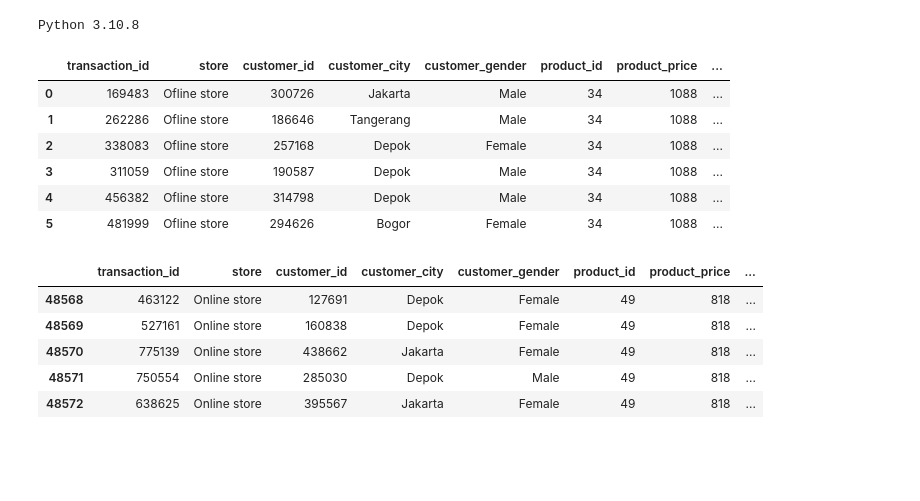
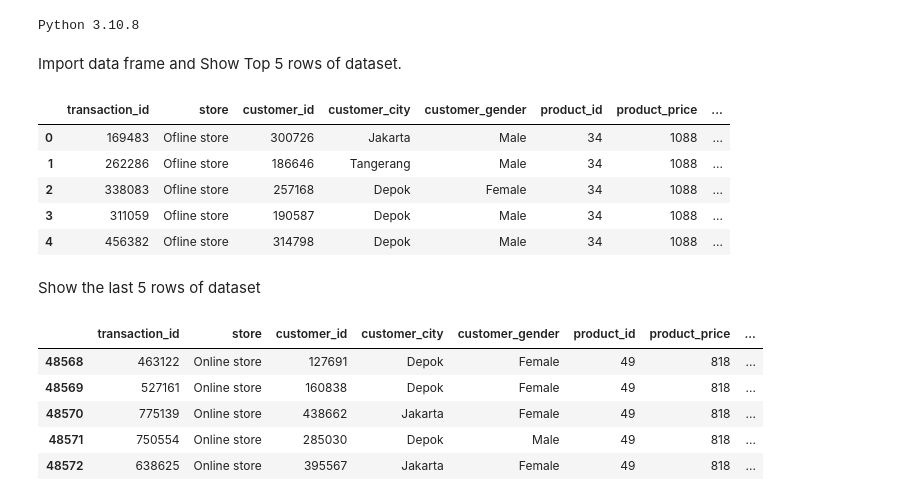
Before and after one commit to Edy-Mochamad/Analysis-Ecommers, a Jupyter notebook: ecommers.ipynb, the cells around one changed output. Drawn from its saved outputs; the diff is of its cells as text; code cells hidden in the pictures; blank space fills up the shorter version.

```diff
--- a/ecommers.ipynb
+++ b/ecommers.ipynb
@@ -8,15 +8,18 @@ import numpy as np
 import matplotlib.pyplot as plt
 import warnings
 warnings.filterwarnings('ignore')
+# %% [markdown]
+Import data frame and Show Top 5 rows of dataset.
 # %%
 ds = pd.read_csv('ecommerce_dataset.csv')
-ds.head(6)
+ds.head()
 # %% [output]
 |  | transaction_id | store | customer_id | customer_city | customer_gender | product_id | product_price | ... |
 | 0 | 169483 | Ofline store | 300726 | Jakarta | Male | 34 | 1088 | ... |
 | 1 | 262286 | Ofline store | 186646 | Tangerang | Male | 34 | 1088 | ... |
 | 2 | 338083 | Ofline store | 257168 | Depok | Female | 34 | 1088 | ... |
 | 3 | 311059 | Ofline store | 190587 | Depok | Male | 34 | 1088 | ... |
 | 4 | 456382 | Ofline store | 314798 | Depok | Male | 34 | 1088 | ... |
-| 5 | 481999 | Ofline store | 294626 | Bogor | Female | 34 | 1088 | ... |
+# %% [markdown]
+Show the last 5 rows of dataset
 # %%
```
Also changed, not shown: parts of 1 cell of this notebook.
